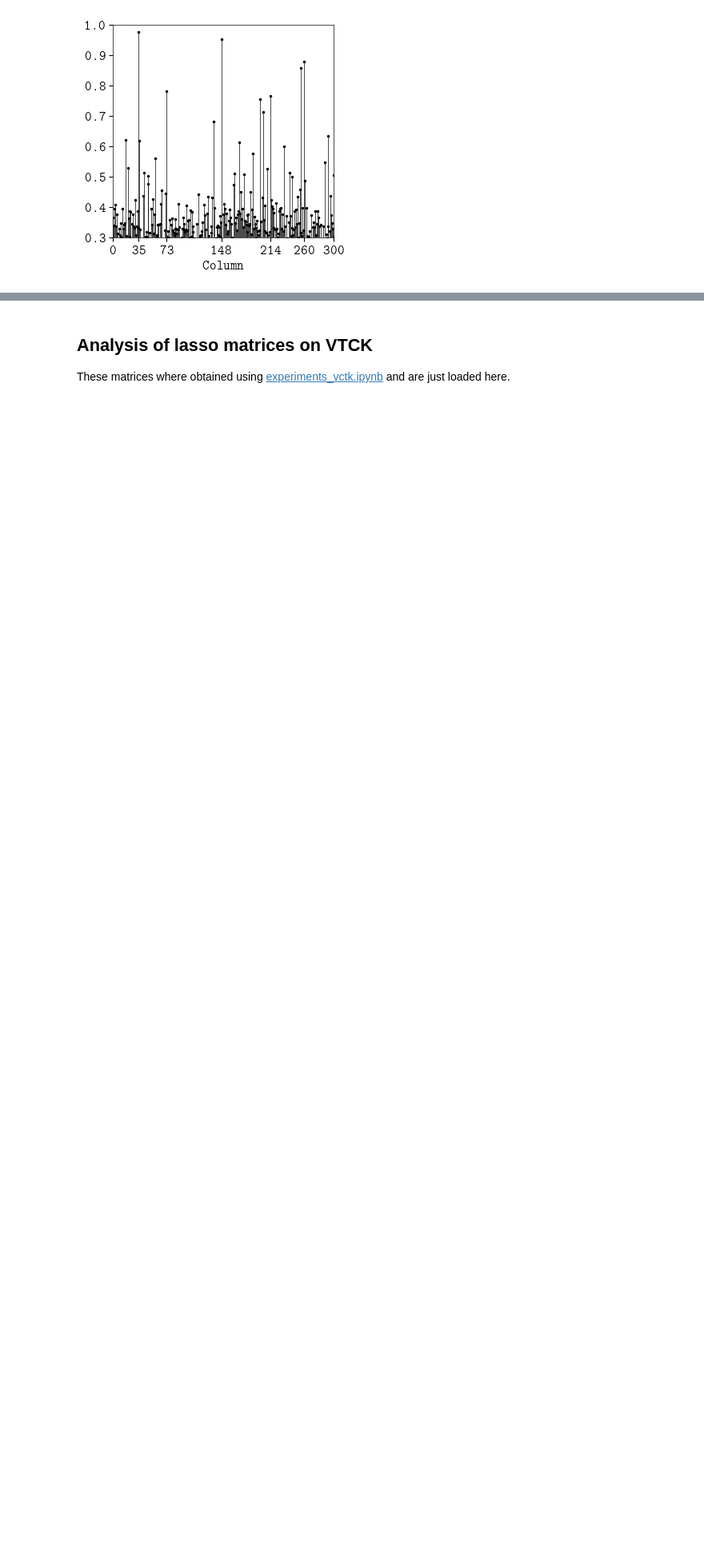
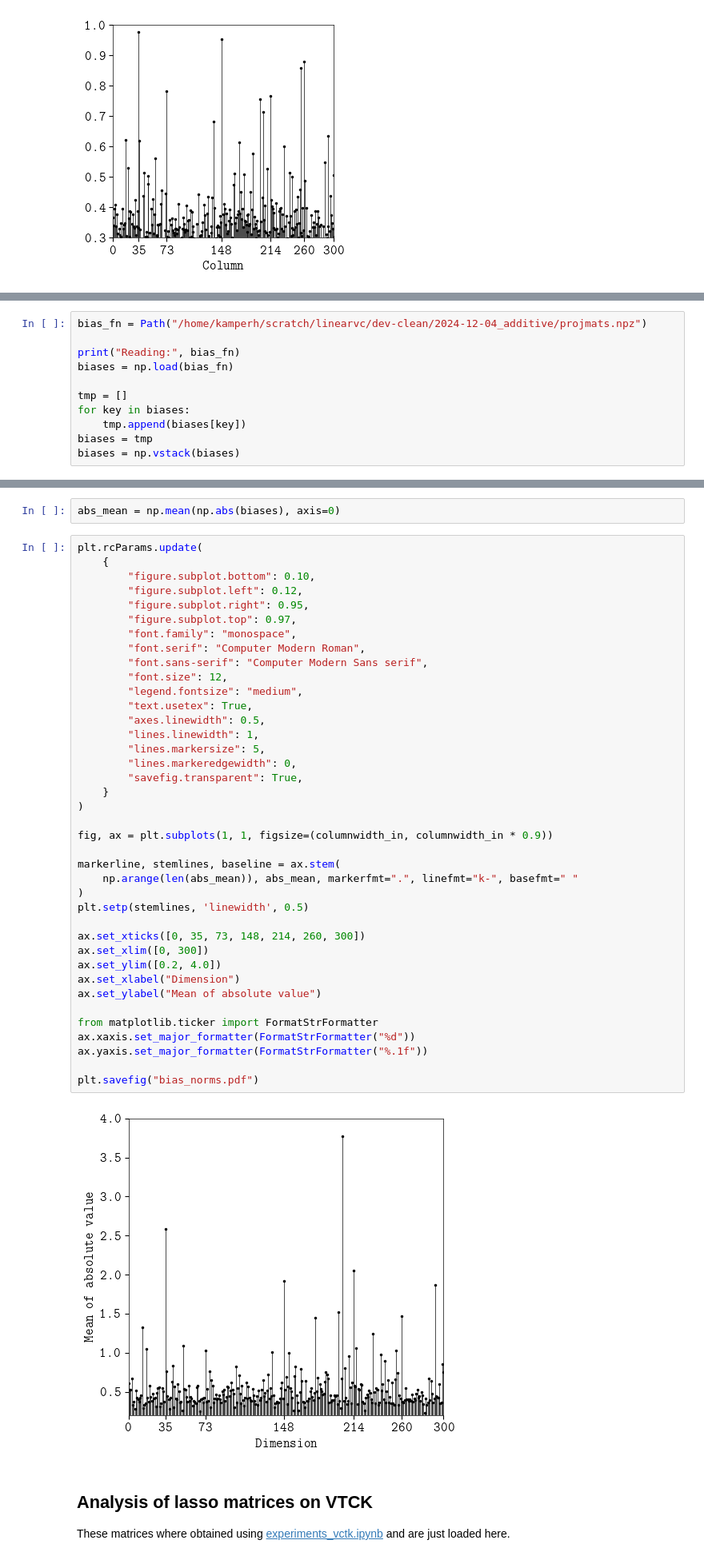
Before and after one commit to kamperh/linearvc, a Jupyter notebook: doc/analysis_matrices.ipynb, the cells around one changed output, grey strips where cells are left out. Shown at 80% size. Drawn from its saved outputs; the diff is of its cells as text; blank space fills up the shorter version.

```diff
--- a/doc/analysis_matrices.ipynb
+++ b/doc/analysis_matrices.ipynb
@@ -559,0 +562,11 @@ plt.savefig("lasso_norms.pdf")
+# %%
+bias_fn = Path("/home/kamperh/scratch/linearvc/dev-clean/2024-12-04_additive/projmats.npz")
+
+print("Reading:", bias_fn)
+biases = np.load(bias_fn)
+
+tmp = []
+for key in biases:
+    tmp.append(biases[key])
+biases = tmp
+biases = np.vstack(biases)
@@ -560,3 +575,46 @@ plt.savefig("lasso_norms.pdf")
+# %%
+abs_mean = np.mean(np.abs(biases), axis=0)
+# %%
+plt.rcParams.update(
+    {
+        "figure.subplot.bottom": 0.10,
+        "figure.subplot.left": 0.12,
+        "figure.subplot.right": 0.95,
+        "figure.subplot.top": 0.97,
+        "font.family": "monospace",
+        "font.serif": "Computer Modern Roman",
+        "font.sans-serif": "Computer Modern Sans serif",
+        "font.size": 12,
+        "legend.fontsize": "medium",
+        "text.usetex": True,
+        "axes.linewidth": 0.5,
+        "lines.linewidth": 1,
+        "lines.markersize": 5,
+        "lines.markeredgewidth": 0,
+        "savefig.transparent": True,
+    }
+)
+
+fig, ax = plt.subplots(1, 1, figsize=(columnwidth_in, columnwidth_in * 0.9))
+
+markerline, stemlines, baseline = ax.stem(
+    np.arange(len(abs_mean)), abs_mean, markerfmt=".", linefmt="k-", basefmt=" "
+)
+plt.setp(stemlines, 'linewidth', 0.5)
+
+ax.set_xticks([0, 35, 73, 148, 214, 260, 300])
+ax.set_xlim([0, 300])
+ax.set_ylim([0.2, 4.0])
+ax.set_xlabel("Dimension")
+ax.set_ylabel("Mean of absolute value")
+
+from matplotlib.ticker import FormatStrFormatter
+ax.xaxis.set_major_formatter(FormatStrFormatter("%d"))
+ax.yaxis.set_major_formatter(FormatStrFormatter("%.1f"))
+
+plt.savefig("bias_norms.pdf")
+# %% [output]
+[figure, added]
 # %% [markdown]
 ## Analysis of lasso matrices on VTCK
 
```
Also changed, not shown: parts of 6 cells of this notebook, 2 other files.
